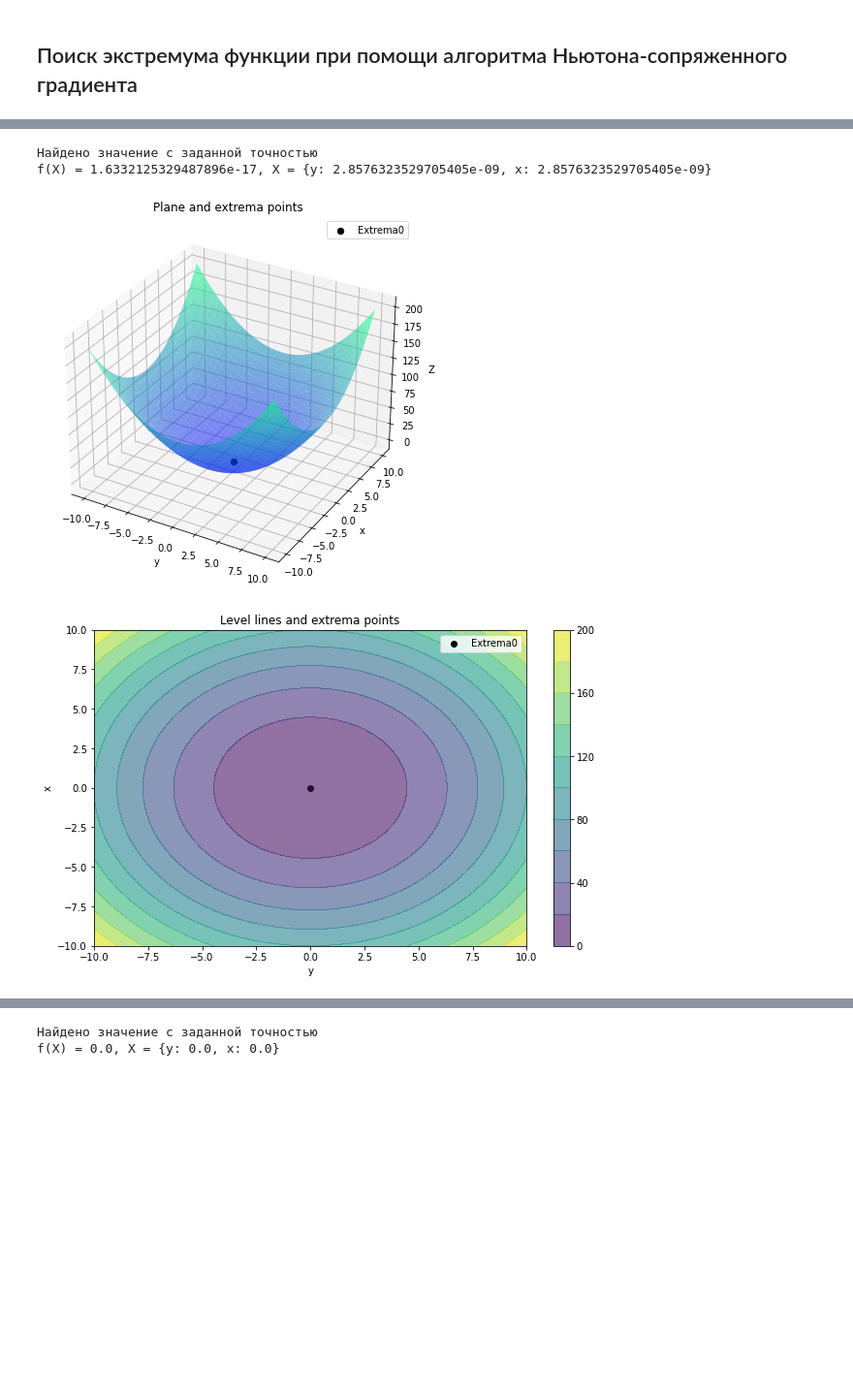
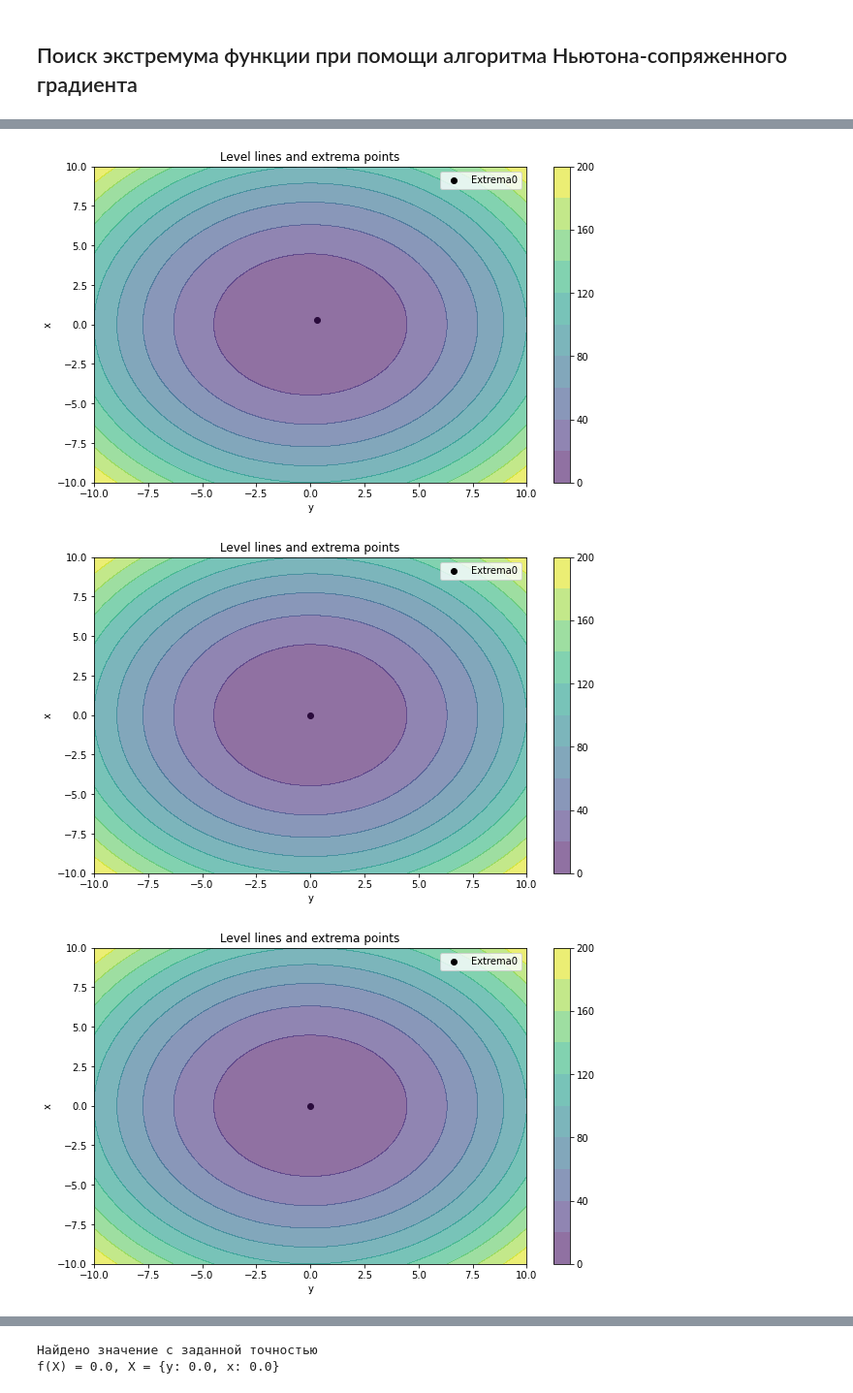
Before and after one commit to M1croZavr/ML_opt, a Jupyter notebook: testing_gradients.ipynb, the cells around one changed output, grey strips where cells are left out. Shown at 97% size. Cells and saved outputs as stored; diff of their text form; code cells hidden in the pictures; blank space fills up the shorter version.

```diff
--- a/testing_gradients.ipynb
+++ b/testing_gradients.ipynb
@@ -274,8 +337,7 @@ Wall time: 263 ms
 # %%
 %%time
-opt.conjugate_gradients('x**2+y**2', plot=True)
+opt.conjugate_gradients('x**2+y**2', plot_iteratively=True, plot=True)
 # %% [output]
-Найдено значение с заданной точностью
-f(X) = 1.6332125329487896e-17, X = {y: 2.8576323529705405e-09, x: 2.8576323529705405e-09}
-[figure, old version]
+[figure, new version]
 [figure]
+[figure, added]
```
Also changed, not shown: parts of 18 cells of this notebook, 1 other file.
